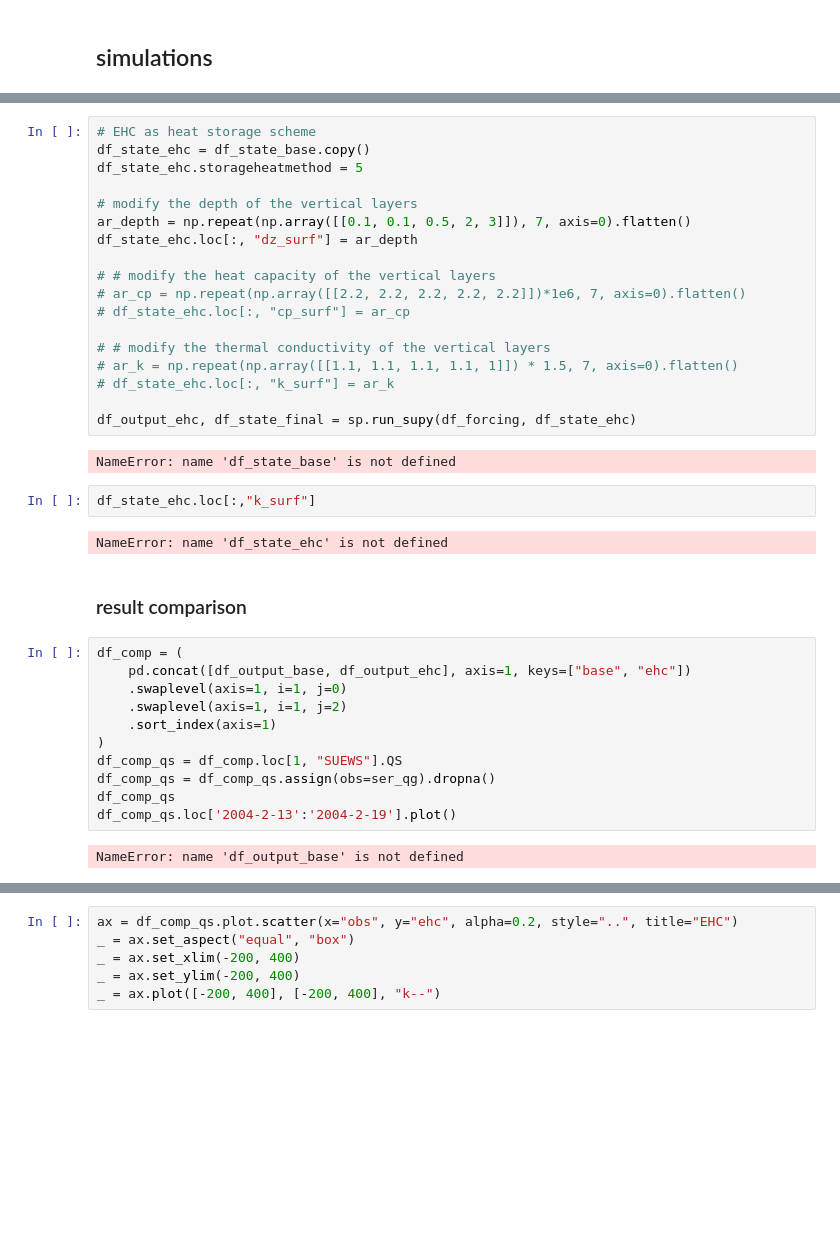
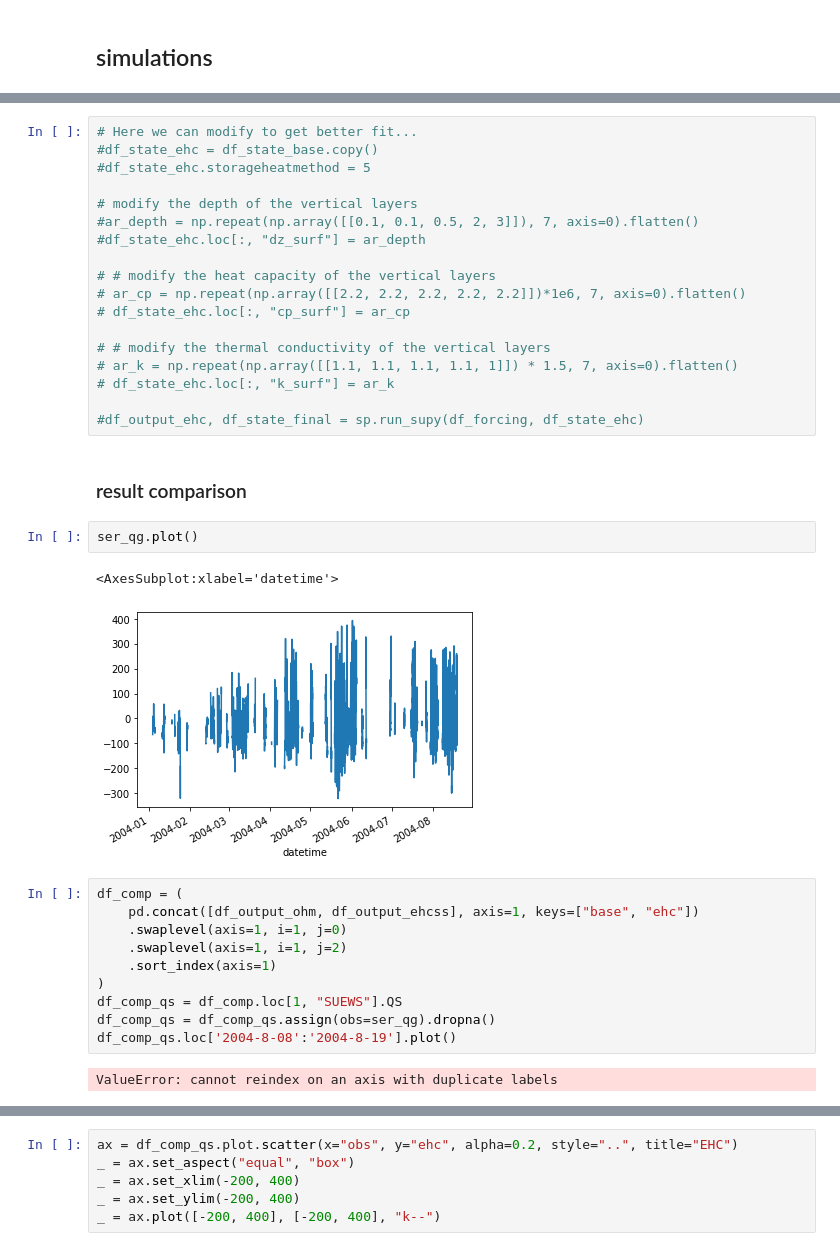
Before and after one commit to gusbacos/SUEWS_DB_Typology_test, a Jupyter notebook: code/test-torgg.ipynb, the cells around one changed output, grey strips where cells are left out. Saved outputs shown, nothing was run; the diff lists cells and outputs as text; blank space fills up the shorter version.

```diff
--- a/code/test-torgg.ipynb
+++ b/code/test-torgg.ipynb
@@ -56,11 +221,11 @@ NameError: name 'df_forcing' is not defined
 # %%
-# EHC as heat storage scheme
-df_state_ehc = df_state_base.copy()
-df_state_ehc.storageheatmethod = 5
+# Here we can modify to get better fit...
+#df_state_ehc = df_state_base.copy()
+#df_state_ehc.storageheatmethod = 5
 
 # modify the depth of the vertical layers
-ar_depth = np.repeat(np.array([[0.1, 0.1, 0.5, 2, 3]]), 7, axis=0).flatten()
-df_state_ehc.loc[:, "dz_surf"] = ar_depth
+#ar_depth = np.repeat(np.array([[0.1, 0.1, 0.5, 2, 3]]), 7, axis=0).flatten()
+#df_state_ehc.loc[:, "dz_surf"] = ar_depth
 
 # # modify the heat capacity of the vertical layers
 # ar_cp = np.repeat(np.array([[2.2, 2.2, 2.2, 2.2, 2.2]])*1e6, 7, axis=0).flatten()
@@ -70,25 +235,23 @@ df_state_ehc.loc[:, "dz_surf"] = ar_depth
 # ar_k = np.repeat(np.array([[1.1, 1.1, 1.1, 1.1, 1]]) * 1.5, 7, axis=0).flatten()
 # df_state_ehc.loc[:, "k_surf"] = ar_k
 
-df_output_ehc, df_state_final = sp.run_supy(df_forcing, df_state_ehc)
+#df_output_ehc, df_state_final = sp.run_supy(df_forcing, df_state_ehc)
-# %% [output]
-NameError: name 'df_state_base' is not defined
-# %%
-df_state_ehc.loc[:,"k_surf"]
-# %% [output]
-NameError: name 'df_state_ehc' is not defined
 # %% [markdown]
 ### result comparison
+# %%
+ser_qg.plot()
+# %% [output]
+<AxesSubplot:xlabel='datetime'>
+[figure, added]
 # %%
 df_comp = (
-    pd.concat([df_output_base, df_output_ehc], axis=1, keys=["base", "ehc"])
+    pd.concat([df_output_ohm, df_output_ehcss], axis=1, keys=["base", "ehc"])
     .swaplevel(axis=1, i=1, j=0)
     .swaplevel(axis=1, i=1, j=2)
     .sort_index(axis=1)
 )
 df_comp_qs = df_comp.loc[1, "SUEWS"].QS
 df_comp_qs = df_comp_qs.assign(obs=ser_qg).dropna()
-df_comp_qs
-df_comp_qs.loc['2004-2-13':'2004-2-19'].plot()
+df_comp_qs.loc['2004-8-08':'2004-8-19'].plot()
 # %% [output]
-NameError: name 'df_output_base' is not defined
+ValueError: cannot reindex on an axis with duplicate labels
```
Also changed, not shown: parts of 11 cells of this notebook, 2 other files.
